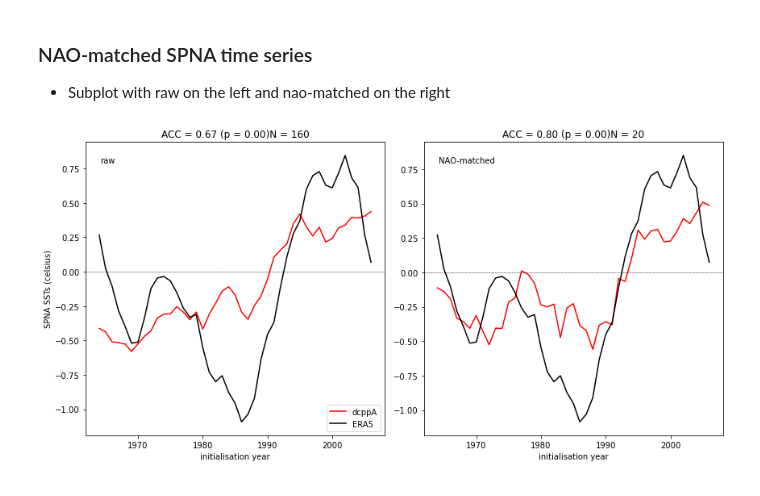
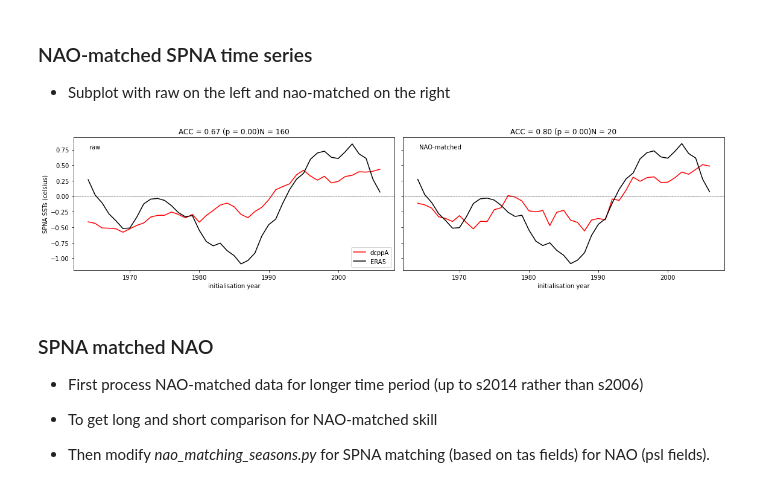
Before and after one commit to benhutchmet/skill-maps, a Jupyter notebook: python/testing-nao-spna-match-skill.ipynb, the cells around one changed output. Drawn from its saved outputs; the diff is of its cells as text; code cells hidden in the pictures.

Commit message:
updates to nao spna testing

```diff
--- a/python/testing-nao-spna-match-skill.ipynb
+++ b/python/testing-nao-spna-match-skill.ipynb
@@ -394,7 +394,7 @@ obs_ts_tas_global_DJFM_2-9.npy
 * Subplot with raw on the left and nao-matched on the right
 # %%
 # Set up the figure with two subplots
-fig, ax = plt.subplots(1, 2, figsize=(12, 6))
+fig, ax = plt.subplots(1, 2, figsize=(16, 4), sharex=True, sharey=True)
 
 # Set up the no. ensemble members
 nao_match_nens = 20
@@ -437,31 +437,38 @@ ax2.plot(years[start_idx:] - 5, obs_tas_anom_spna, color='black', label='ERA5')
 
 # Set up the titles
 ax2.set_title(f"ACC = {corr_nm:.2f} (p = {p_nm:.2f})"
               f"N = {nao_match_nens}")
 
 # Format a textbox containing nao matched in the top left corner
 ax2.text(0.05, 0.95, 'NAO-matched', transform=ax2.transAxes,
             ha="left", va="top",
                 fontsize=10)
 
 # Set up the legend
 ax1.legend(loc='lower right', fontsize=10)
 
 # Set up zero lines
 ax1.axhline(0, color='black', linestyle='--', linewidth=0.5)
 ax2.axhline(0, color='black', linestyle='--', linewidth=0.5)
 
 # Set the y-axis label for the left column
 ax1.set_ylabel("SPNA SSTs (celsius)")
 
 # Set a common x-axis label
 ax1.set_xlabel("initialisation year")
 ax2.set_xlabel("initialisation year")
 
 # Specify the tight layout
 plt.tight_layout()
 
 # Show the plot
 plt.show()
 # %% [output]
-[figure, old version]
+[figure, new version]
+# %% [markdown]
+### SPNA matched NAO ###
+
+* First process NAO-matched data for longer time period (up to s2014 rather than s2006)
+* To get long and short comparison for NAO-matched skill
+
+* Then modify *nao_matching_seasons.py* for SPNA matching (based on tas fields) for NAO (psl fields).
```
